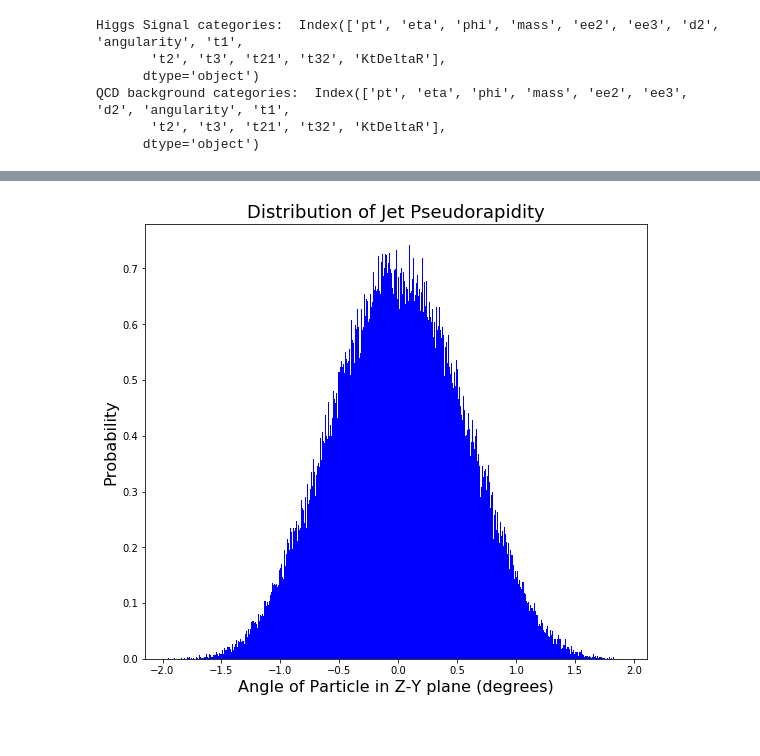
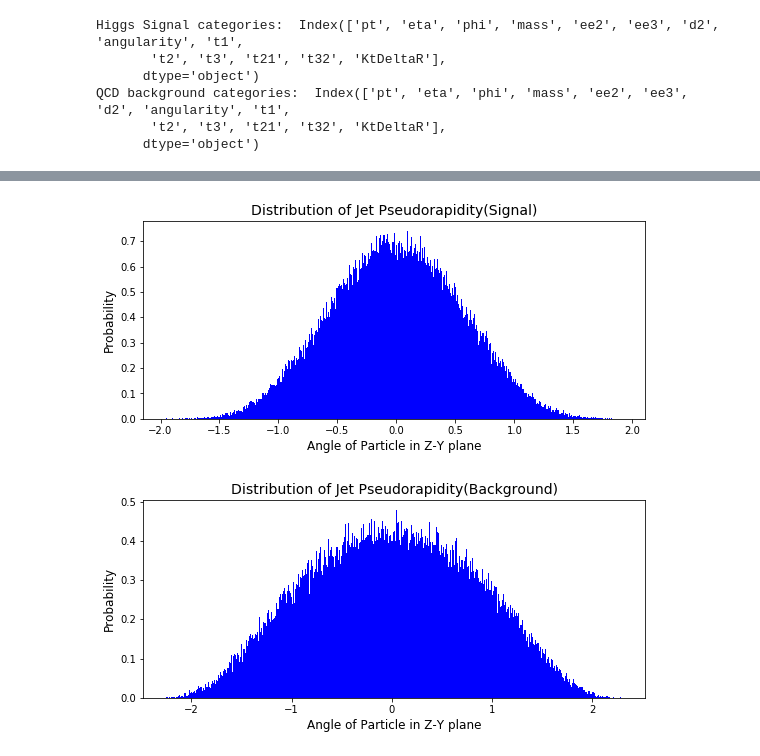
Before and after one commit to IgorBanin/Phys434, a Jupyter notebook: lab5.ipynb, the cells around one changed output, grey strips where cells are left out. Drawn from its saved outputs; the diff is of its cells as text; code cells hidden in the pictures; blank space fills up the shorter version.

```diff
--- a/lab5.ipynb
+++ b/lab5.ipynb
@@ -96,18 +107,26 @@ plt.show()
 # %%
 #eta(n) - or theta is the pseudorapidity, or the angle of a particle relative to the beam axis. The angle of the particle in the z-y plane.
 
 plt.rcParams["figure.figsize"] = (9,8)
 
 bins = 500
+plt.subplot(2,1,1)
 plt.hist(higgs['eta'][:], bins, color = 'blue', histtype = 'bar',
         density=True)
+plt.xlabel('Angle of Particle in Z-Y plane', fontsize=12)
+plt.ylabel('Probability', fontsize=12)
+plt.title('Distribution of Jet Pseudorapidity(Signal)', fontsize=14)
 
-plt.xlabel('Angle of Particle in Z-Y plane', fontsize=16)
-plt.ylabel('Probability', fontsize=16)
-plt.title('Distribution of Jet Pseudorapidity', fontsize=18)
+plt.subplot(2,1,2)
+plt.hist(qcd['eta'][:], bins, color = 'blue', histtype = 'bar',
+        density=True)
+plt.xlabel('Angle of Particle in Z-Y plane', fontsize=12)
+plt.ylabel('Probability', fontsize=12)
+plt.title('Distribution of Jet Pseudorapidity(Background)', fontsize=14)
 plt.show()
 # %% [output]
-[figure, old version]
+[figure, new version]
+[figure, added]
 # %%
 #phi - The azimuthal angle responsible for the angle of the particle in x-y plane.
 
```
Also changed, not shown: parts of 27 cells of this notebook.
